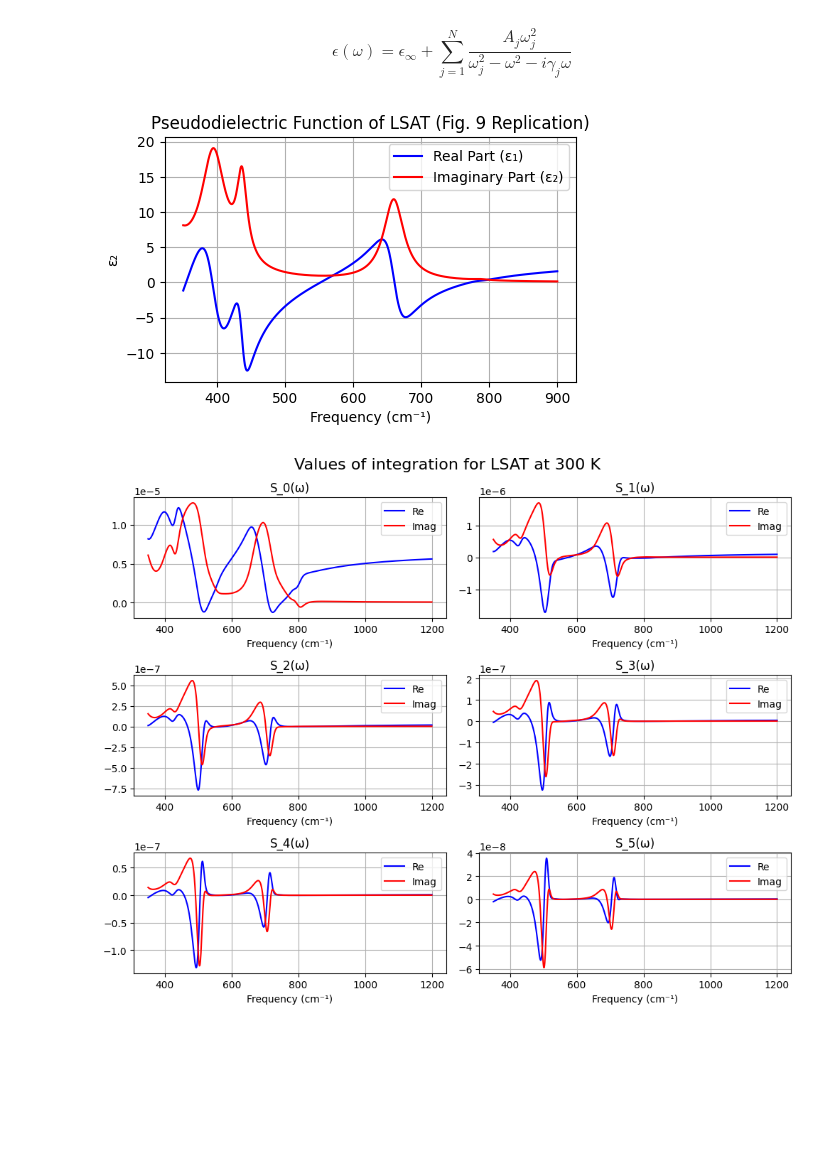
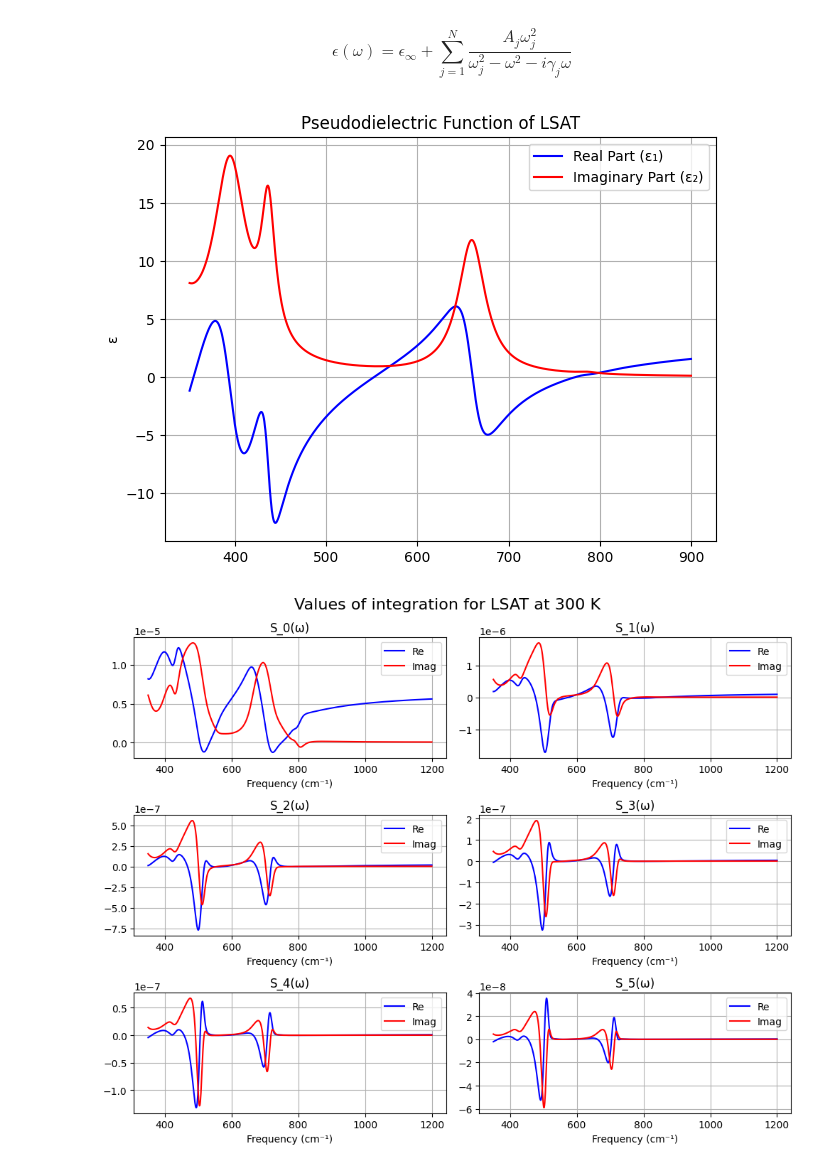
Before and after one commit to leoluga/nano-optics-ml, a Jupyter notebook: notebooks/initial_testing/lsat_epsilon.ipynb, the cells around one changed output. Drawn from its saved outputs; the diff is of its cells as text; code cells hidden in the pictures; blank space fills up the shorter version.

```diff
--- a/notebooks/lsat_epsilon.ipynb
+++ b/notebooks/initial_testing/lsat_epsilon.ipynb
@@ -34,32 +34,24 @@ def complex_permittivity_nunley2016(omega_cm):
         epsilon += numerator / denominator
     return epsilon
 # %%
+
+from models.permittivity import compute_permittivity
 
 # Frequency range (0-1000 cm⁻¹)
 omega_cm = np.linspace(350, 900, 1000)
-epsilon = complex_permittivity_nunley2016(omega_cm)
-plt.figure(figsize=(5, 6))
+epsilon = compute_permittivity(omega_cm, 'LSAT')#complex_permittivity_nunley2016(omega_cm)
 
-# Plot real part (ε₁)
-plt.subplot(2, 1, 1)
 plt.plot(omega_cm, (epsilon).real, 'b-', label='Real Part (ε₁)')
-plt.title('Pseudodielectric Function of LSAT (Fig. 9 Replication)')
-plt.ylabel('ε₁')
-plt.grid(True)
-plt.legend()
-
-# Plot imaginary part (ε₂)
-plt.subplot(2, 1, 1)
 plt.plot(omega_cm, (epsilon).imag, 'r-', label='Imaginary Part (ε₂)')
-plt.xlabel('Frequency (cm⁻¹)')
-plt.ylabel('ε₂')
+plt.title('Pseudodielectric Function of LSAT')
+plt.ylabel('ε')
 plt.grid(True)
 plt.legend()
 
 plt.tight_layout()
 plt.show()
 # %% [output]
-[figure, old version]
+[figure, new version]
 # %%
 from numba import njit
 
```
Also changed, not shown: parts of 1 cell of this notebook, 19 other files.
